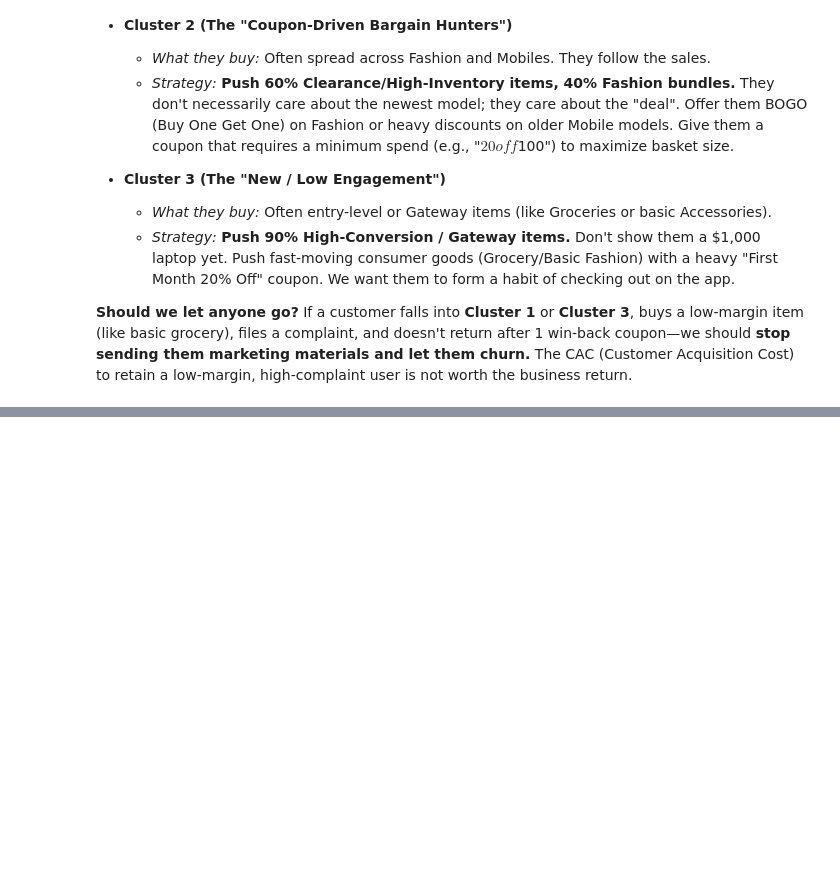
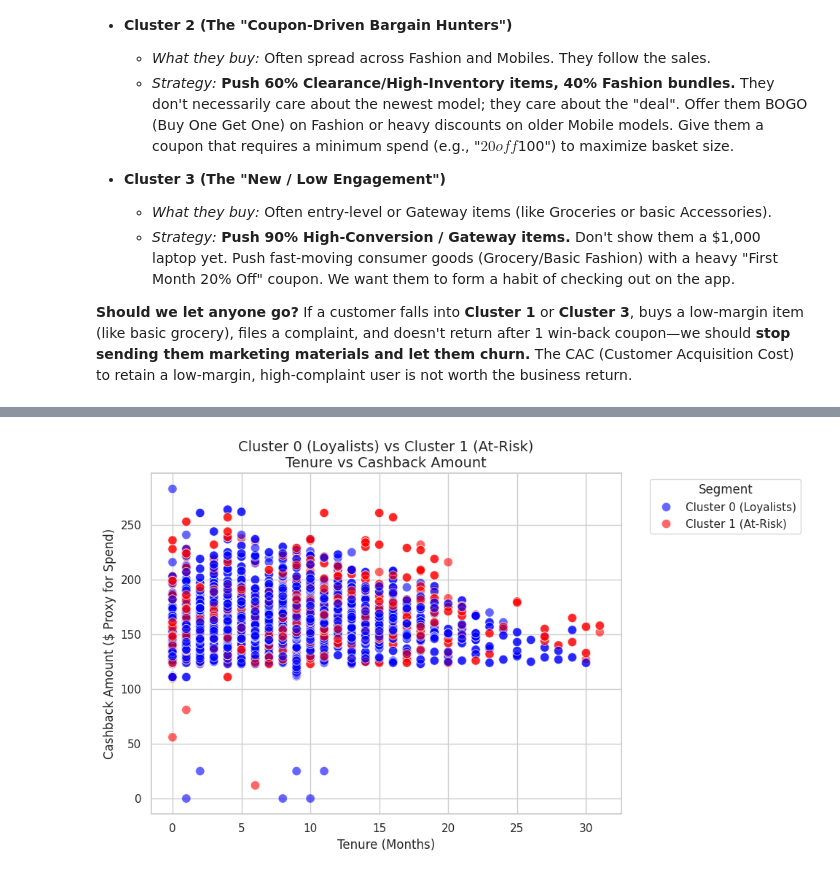
Before and after one commit to sairung77/ML-Assignment, a Jupyter notebook: eda_churn.ipynb, the cells around one changed output, grey strips where cells are left out. Drawn from its saved outputs; the diff is of its cells as text; code cells hidden in the pictures; blank space fills up the shorter version.

```diff
--- a/eda_churn.ipynb
+++ b/eda_churn.ipynb
@@ -474,0 +479,29 @@ If a customer falls into **Cluster 1** or **Cluster 3**, buys a low-margin item
+# %%
+# Filter data for only Cluster 0 and Cluster 1
+df_01 = df_cluster[df_cluster['Cluster'].isin([0, 1])]
+
+# Create a scatter plot
+plt.figure(figsize=(10, 6))
+sns.scatterplot(
+    data=df_01,
+    x='Tenure',
+    y='CashbackAmount',
+    hue='Cluster',
+    palette={0: 'blue', 1: 'red'},
+    alpha=0.6,
+    s=80,
+    edgecolor='w'
+)
+
+plt.title('Cluster 0 (Loyalists) vs Cluster 1 (At-Risk)\nTenure vs Cashback Amount', fontsize=14)
+plt.xlabel('Tenure (Months)', fontsize=12)
+plt.ylabel('Cashback Amount ($ Proxy for Spend)', fontsize=12)
+
+# Custom legend
+handles, labels = plt.gca().get_legend_handles_labels()
+plt.legend(handles=handles, labels=['Cluster 0 (Loyalists)', 'Cluster 1 (At-Risk)'], title='Segment', bbox_to_anchor=(1.05, 1), loc='upper left')
+
+plt.tight_layout()
+plt.show()
+# %% [output]
+[figure, added]
```
Also changed, not shown: parts of 2 cells of this notebook.
